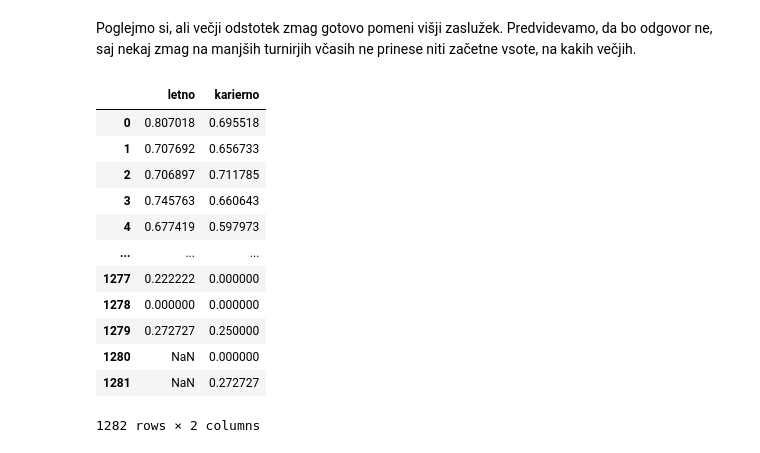
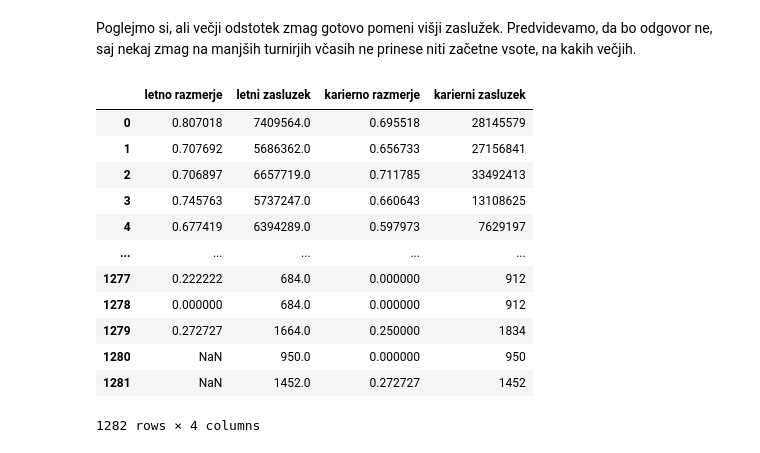
Before and after one commit to evgenijja/prog1, a Jupyter notebook: projektna_naloga.ipynb, the cells around one changed output. Drawn from its saved outputs; the diff is of its cells as text; code cells hidden in the pictures.

```diff
--- a/projektna_naloga.ipynb
+++ b/projektna_naloga.ipynb
@@ -335,10 +343,12 @@ Mislim, da rezultat ni presenetljiv.
 # %% [markdown]
 Poglejmo si, ali večji odstotek zmag gotovo pomeni višji zaslužek. Predvidevamo, da bo odgovor ne, saj nekaj zmag na manjših turnirjih včasih ne prinese niti začetne vsote, na kakih večjih.
 # %%
-seznam_letni, seznam_karierni = [], []
+seznam_letni, seznam_karierni, letni_zasluzek, karierni_zasluzek = [], [], [], []
 for i in range(1282):
     seznam_letni.append(igralke.iloc[i]['letno_razmerje'])
     seznam_karierni.append(igralke.iloc[i]['karierno_razmerje'])
+    letni_zasluzek.append(igralke.iloc[i]['letni_zasluzek'])
+    karierni_zasluzek.append(igralke.iloc[i]['karierni_zasluzek'])
 
 def zračunaj_deleže(seznam):
     nov_seznam = []
@@ -353,21 +363,23 @@ def zračunaj_deleže(seznam):
 # %%
 letno = pd.DataFrame(zračunaj_deleže(seznam_letni), columns=['letni delež zmag'])
 karierno = pd.DataFrame(zračunaj_deleže(seznam_karierni), columns=['karierni delež zmag'])
+zasluzek_l = pd.DataFrame(letni_zasluzek, columns=['letni zasluzek'])
+zasluzek_k = pd.DataFrame(karierni_zasluzek, columns=['karierni zasluzek'])
 # %%
-nov_slovar = {'letno' : letno['letni delež zmag'], 'karierno' : karierno['karierni delež zmag']}
-
-pd.DataFrame(nov_slovar)#.plot(figsize=(20, 2.5))
+nov_slovar = {'letno razmerje' : letno['letni delež zmag'], 'letni zasluzek' : zasluzek_l['letni zasluzek'], 'karierno razmerje' : karierno['karierni delež zmag'], 'karierni zasluzek' : zasluzek_k['karierni zasluzek']}
+tabela = pd.DataFrame(nov_slovar)
+tabela
 # %% [output]
-|  | letno | karierno |
-| 0 | 0.807018 | 0.695518 |
-| 1 | 0.707692 | 0.656733 |
-| 2 | 0.706897 | 0.711785 |
-| 3 | 0.745763 | 0.660643 |
-| 4 | 0.677419 | 0.597973 |
-| ... | ... | ... |
-| 1277 | 0.222222 | 0.000000 |
-| 1278 | 0.000000 | 0.000000 |
-| 1279 | 0.272727 | 0.250000 |
-| 1280 | NaN | 0.000000 |
-| 1281 | NaN | 0.272727 |
+|  | letno razmerje | letni zasluzek | karierno razmerje | karierni zasluzek |
+| 0 | 0.807018 | 7409564.0 | 0.695518 | 28145579 |
+| 1 | 0.707692 | 5686362.0 | 0.656733 | 27156841 |
+| 2 | 0.706897 | 6657719.0 | 0.711785 | 33492413 |
+| 3 | 0.745763 | 5737247.0 | 0.660643 | 13108625 |
+| 4 | 0.677419 | 6394289.0 | 0.597973 | 7629197 |
+| ... | ... | ... | ... | ... |
+| 1277 | 0.222222 | 684.0 | 0.000000 | 912 |
+| 1278 | 0.000000 | 684.0 | 0.000000 | 912 |
+| 1279 | 0.272727 | 1664.0 | 0.250000 | 1834 |
+| 1280 | NaN | 950.0 | 0.000000 | 950 |
+| 1281 | NaN | 1452.0 | 0.272727 | 1452 |
-1282 rows × 2 columns
+1282 rows × 4 columns
```
Also changed, not shown: parts of 19 cells of this notebook.
